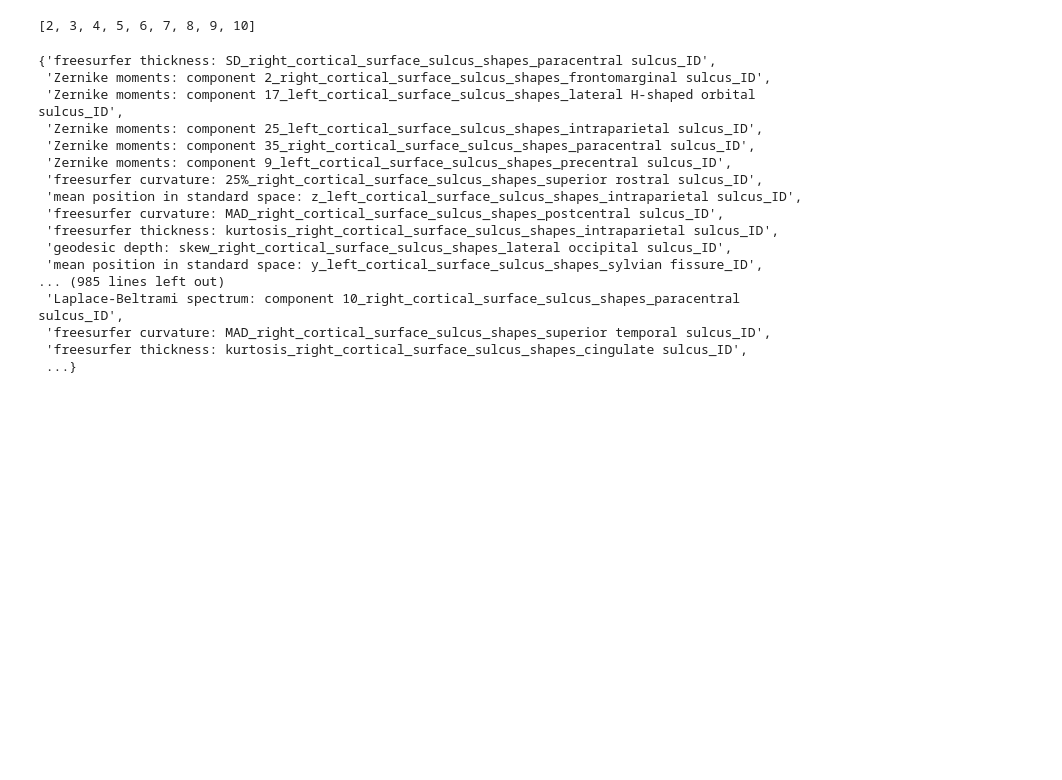
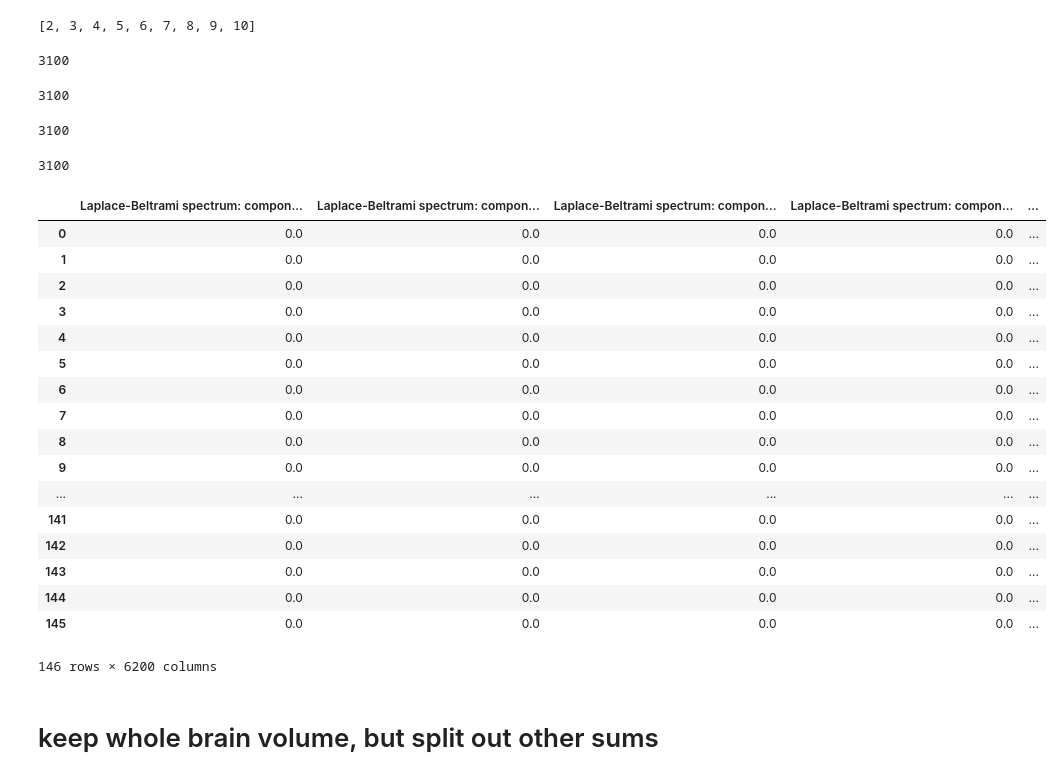
Before and after one commit to ChildMindInstitute/questionnaire-diagnosis, a Jupyter notebook: regions.ipynb, the cells around one changed output. Saved outputs shown, nothing was run; the diff lists cells and outputs as text; code cells hidden in the pictures; blank space fills up the shorter version.

```diff
--- a/regions.ipynb
+++ b/regions.ipynb
@@ -85,25 +119,56 @@ set(feature_selection.Region)
 # %% [output]
 [2, 3, 4, 5, 6, 7, 8, 9, 10]
 # %%
-{c for c in mri.columns if "sulcus" in c}
+len({c for c in mri.columns if (
+    "-rh" in c and "left" in c
+)})
 # %% [output]
-{'freesurfer thickness: SD_right_cortical_surface_sulcus_shapes_paracentral sulcus_ID',
- 'Zernike moments: component 2_right_cortical_surface_sulcus_shapes_frontomarginal sulcus_ID',
- 'Zernike moments: component 17_left_cortical_surface_sulcus_shapes_lateral H-shaped orbital sulcus_ID',
- 'Zernike moments: component 25_left_cortical_surface_sulcus_shapes_intraparietal sulcus_ID',
- 'Zernike moments: component 35_right_cortical_surface_sulcus_shapes_paracentral sulcus_ID',
- 'Zernike moments: component 9_left_cortical_surface_sulcus_shapes_precentral sulcus_ID',
- 'freesurfer curvature: 25%_right_cortical_surface_sulcus_shapes_superior rostral sulcus_ID',
- 'mean position in standard space: z_left_cortical_surface_sulcus_shapes_intraparietal sulcus_ID',
- 'freesurfer curvature: MAD_right_cortical_surface_sulcus_shapes_postcentral sulcus_ID',
- 'freesurfer thickness: kurtosis_right_cortical_surface_sulcus_shapes_intraparietal sulcus_ID',
- 'geodesic depth: skew_right_cortical_surface_sulcus_shapes_lateral occipital sulcus_ID',
- 'mean position in standard space: y_left_cortical_surface_sulcus_shapes_sylvian fissure_ID',
-... (985 lines left out)
- 'Laplace-Beltrami spectrum: component 10_right_cortical_surface_sulcus_shapes_paracentral sulcus_ID',
- 'freesurfer curvature: MAD_right_cortical_surface_sulcus_shapes_superior temporal sulcus_ID',
- 'freesurfer thickness: kurtosis_right_cortical_surface_sulcus_shapes_cingulate sulcus_ID',
- ...}
+3100
+# %%
+len({c for c in mri.columns if (
+    "lh" in c and "_right" in c
+)})
+# %% [output]
+3100
+# %%
+len({c for c in mri.columns if (
+    "-rh" in c and "right" in c
+)})
+# %% [output]
+3100
+# %%
+len({c for c in mri.columns if (
+    "lh" in c and "left" in c
+)})
+# %% [output]
+3100
+# %%
+mri[[c for c in mri.columns if (
+    "-rh" in c and "eft" in c
+) or (
+    "lh" in c and "ight" in c
+)]]
+# %% [output]
+|  | Laplace-Beltrami spectrum: compon... | Laplace-Beltrami spectrum: compon... | Laplace-Beltrami spectrum: compon... | Laplace-Beltrami spectrum: compon... | ... |
+| 0 | 0.0 | 0.0 | 0.0 | 0.0 | ... |
+| 1 | 0.0 | 0.0 | 0.0 | 0.0 | ... |
+| 2 | 0.0 | 0.0 | 0.0 | 0.0 | ... |
+| 3 | 0.0 | 0.0 | 0.0 | 0.0 | ... |
+| 4 | 0.0 | 0.0 | 0.0 | 0.0 | ... |
+| 5 | 0.0 | 0.0 | 0.0 | 0.0 | ... |
+| 6 | 0.0 | 0.0 | 0.0 | 0.0 | ... |
+| 7 | 0.0 | 0.0 | 0.0 | 0.0 | ... |
+| 8 | 0.0 | 0.0 | 0.0 | 0.0 | ... |
+| 9 | 0.0 | 0.0 | 0.0 | 0.0 | ... |
+| ... | ... | ... | ... | ... | ... |
+| 141 | 0.0 | 0.0 | 0.0 | 0.0 | ... |
+| 142 | 0.0 | 0.0 | 0.0 | 0.0 | ... |
+| 143 | 0.0 | 0.0 | 0.0 | 0.0 | ... |
+| 144 | 0.0 | 0.0 | 0.0 | 0.0 | ... |
+| 145 | 0.0 | 0.0 | 0.0 | 0.0 | ... |
+146 rows × 6200 columns
+# %% [markdown]
+# keep whole brain volume, but split out other sums
 # %%
 mri_subset = mri[["EID"]].copy()
 mri_subset = mri_subset.assign(
```
Also changed, not shown: parts of 12 cells of this notebook.
